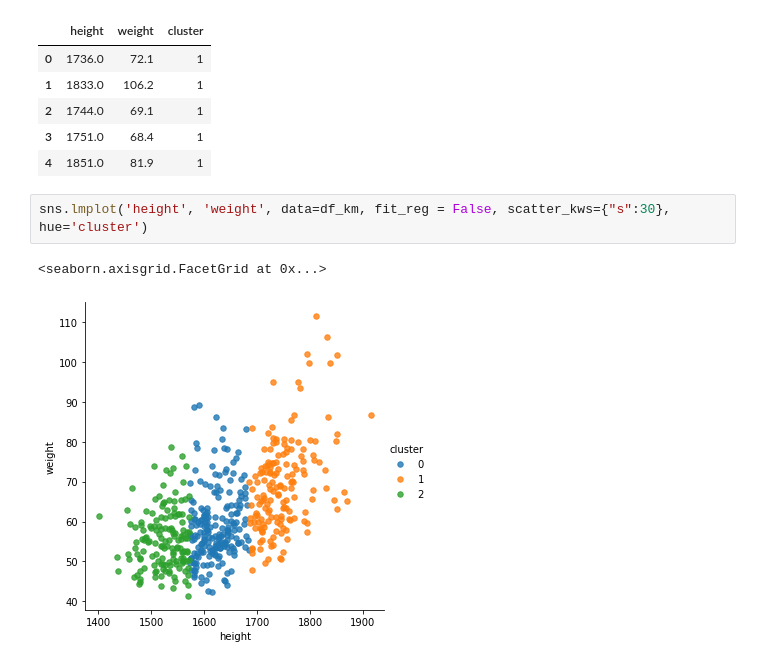
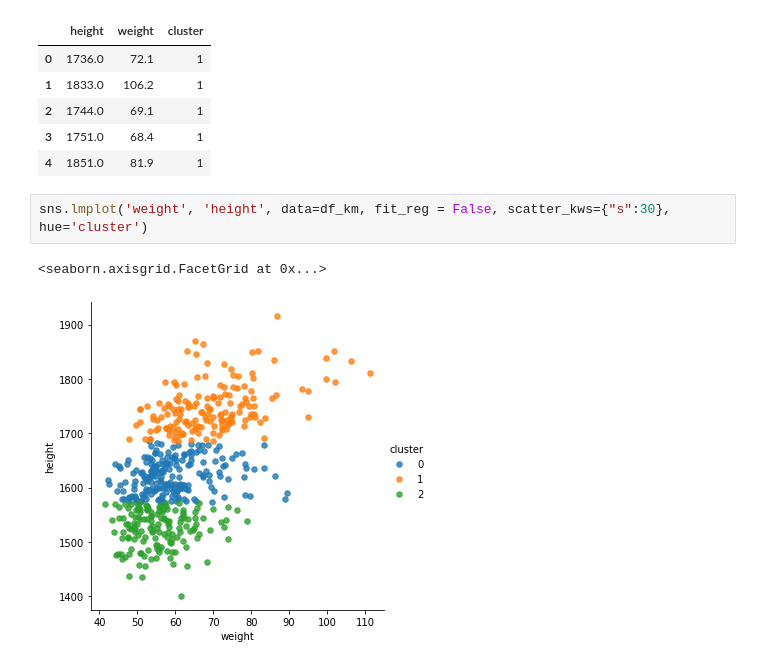
Before and after one commit to ESJoGithub/PythonStudy, a Jupyter notebook: Python_220809_K_means01.ipynb, the cells around one changed output. Drawn from its saved outputs; the diff is of its cells as text.

Commit message:
ynb K-means clustering 알고리즘을 활용한 데이터 분류 실습

```diff
--- a/Python_220809_K_means01.ipynb
+++ b/Python_220809_K_means01.ipynb
@@ -65,7 +65,7 @@ See the caveats in the documentation: https://pandas.pydata.org/pandas-docs/stab
 | 3 | 1751.0 | 68.4 | 1 |
 | 4 | 1851.0 | 81.9 | 1 |
 # %%
-sns.lmplot('height', 'weight', data=df_km, fit_reg = False, scatter_kws={"s":30}, hue='cluster')
+sns.lmplot('weight', 'height', data=df_km, fit_reg = False, scatter_kws={"s":30}, hue='cluster')
 # %% [output]
 <seaborn.axisgrid.FacetGrid at 0x...>
-[figure, old version]
+[figure, new version]
```
Also changed, not shown: parts of 2 cells of this notebook.
